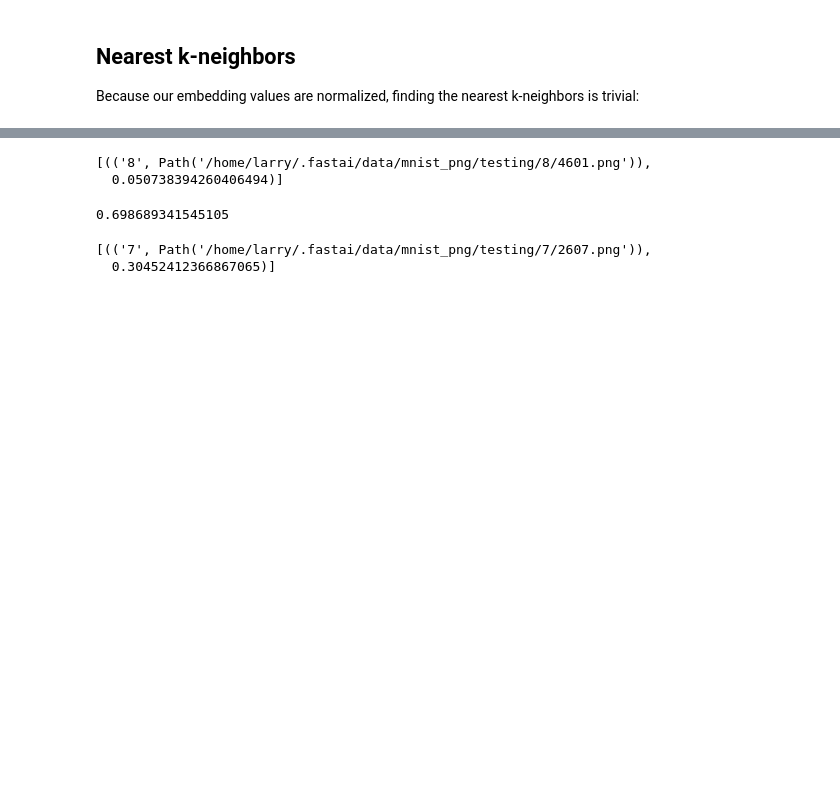
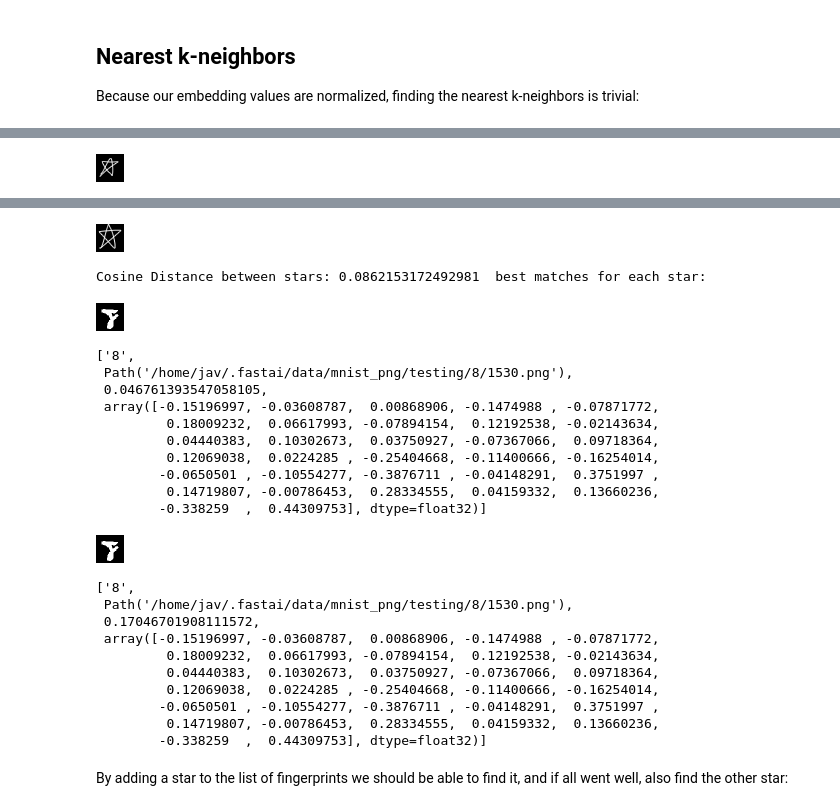
Before and after one commit to lobrien/TripletLossFastAIv2, a Jupyter notebook: TripletLossTutorial.ipynb, the cells around one changed output, grey strips where cells are left out. Saved outputs shown, nothing was run; the diff lists cells and outputs as text; code cells hidden in the pictures; blank space fills up the shorter version.

```diff
--- a/TripletLossTutorial.ipynb
+++ b/TripletLossTutorial.ipynb
@@ -392,19 +446,37 @@ list(best_match_mnist(fingerprint_db, fp4, 5))
 # %%
-fps1 = fingerprint_file('stars/Star1.png')
-fps2 = fingerprint_file('stars/Star2.png')
-list(best_match_mnist(fingerprint_db, fps1, 1))
+fps1 = fingerprint_file('stars/Star1.png', display_data=True)
+fps2 = fingerprint_file('stars/Star2.png', display_data=True)
+print('Cosine Distance between stars:', spatial.distance.cosine(fps2, fps1)," best matches for each star:")
+list(best_match_mnist(fingerprint_db, fps1, 1, display_data=True));
+list(best_match_mnist(fingerprint_db, fps2, 1, display_data=True));
 # %% [output]
 [interactive output not drawn]
+[figure, added]
 [interactive output not drawn]
+[figure, added]
-[(('8', Path('/home/larry/.fastai/data/mnist_png/testing/8/4601.png')),
-  0.050738394260406494)]
+Cosine Distance between stars: 0.0862153172492981  best matches for each star:
+[figure, added]
+['8',
+ Path('/home/jav/.fastai/data/mnist_png/testing/8/1530.png'),
+ 0.046761393547058105,
+ array([-0.15196997, -0.03608787,  0.00868906, -0.1474988 , -0.07871772,
+         0.18009232,  0.06617993, -0.07894154,  0.12192538, -0.02143634,
+         0.04440383,  0.10302673,  0.03750927, -0.07367066,  0.09718364,
+         0.12069038,  0.0224285 , -0.25404668, -0.11400666, -0.16254014,
+        -0.0650501 , -0.10554277, -0.3876711 , -0.04148291,  0.3751997 ,
+         0.14719807, -0.00786453,  0.28334555,  0.04159332,  0.13660236,
+        -0.338259  ,  0.44309753], dtype=float32)]
+[figure, added]
+['8',
+ Path('/home/jav/.fastai/data/mnist_png/testing/8/1530.png'),
+ 0.17046701908111572,
+ array([-0.15196997, -0.03608787,  0.00868906, -0.1474988 , -0.07871772,
+         0.18009232,  0.06617993, -0.07894154,  0.12192538, -0.02143634,
+         0.04440383,  0.10302673,  0.03750927, -0.07367066,  0.09718364,
+         0.12069038,  0.0224285 , -0.25404668, -0.11400666, -0.16254014,
+        -0.0650501 , -0.10554277, -0.3876711 , -0.04148291,  0.3751997 ,
+         0.14719807, -0.00786453,  0.28334555,  0.04159332,  0.13660236,
+        -0.338259  ,  0.44309753], dtype=float32)]
-# %%
-spatial.distance.cosine(fps2, fps1)
-# %% [output]
-0.698689341545105
-# %%
-list(best_match_mnist(fingerprint_db, fps2, 1))
-# %% [output]
-[(('7', Path('/home/larry/.fastai/data/mnist_png/testing/7/2607.png')),
-  0.30452412366867065)]
+# %% [markdown]
+By adding a star to the list of fingerprints we should be able to find it, and if all went well, also find the other star:
 # %%
```
Also changed, not shown: parts of 36 cells of this notebook.
